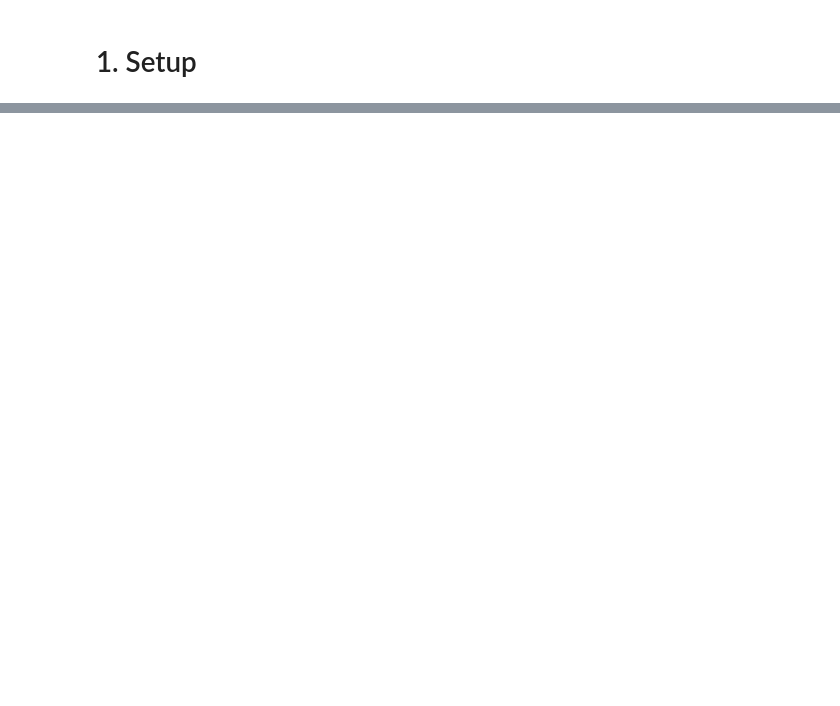
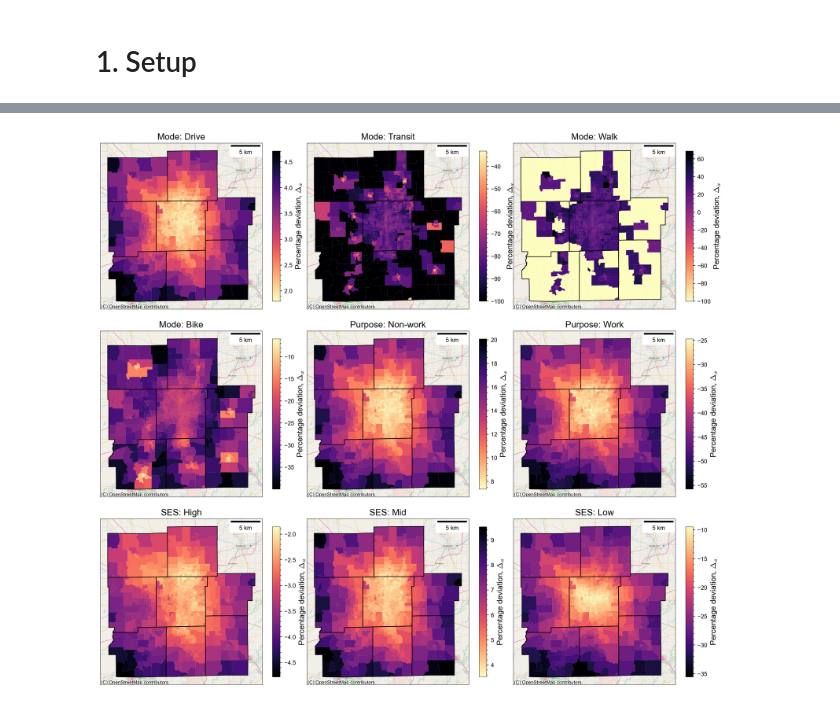
Before and after one commit to rvanxer/impedance, a Jupyter notebook: code/4_accessibility.ipynb, the cells around one changed output, grey strips where cells are left out. Cells and saved outputs as stored; diff of their text form; code cells hidden in the pictures; blank space fills up the shorter version.

```diff
--- a/code/4_accessibility.ipynb
+++ b/code/4_accessibility.ipynb
@@ -251,0 +122,13 @@ zones = gpd.read_parquet(outroot / 'zones.parquet').set_crs(CRS_M).disp()
+# %%
+params = Pdf([
+    ('Overall', 'Overall', 0.054),
+    ('Mode', 'Drive', 0.055),
+    ('Mode', 'Transit', 0.020),
+    ('Mode', 'Walk', 0.060),
+    ('Mode', 'Bike', 0.046),
+    ('Purpose', 'Work', 0.038),
+    ('Purpose', 'Non-work', 0.058),
+    ('SES', 'Low', 0.046),
+    ('SES', 'Mid', 0.056),
+    ('SES', 'High', 0.053),
+], columns=['factor', 'level', 'beta']).disp()
@@ -251,0 +212,20 @@ zones = gpd.read_parquet(outroot / 'zones.parquet').set_crs(CRS_M).disp()
+# %%
+def fig_xs_delta_by_var(xs=xs_bg, zones=zones, dpi=100, cmap='magma'):
+    _, axes = plt.subplots(3, 3, figsize=(15, 15), dpi=dpi)
+    cnty = zones.dissolve('county')
+    for i, (level, df) in enumerate(tqdm(xs.groupby('level'))):
+        ax = pplot(axes.flatten()[i], title=f'{df.factor.iloc[0]}: {level}')
+        cmap2 = cmap + ('_r' if df.pct_diff.mean() > 0 else '')
+        zones.merge(df).plot(
+            ax=ax, column='pct_diff', cmap=cmap2, legend=True, legend_kwds=D(
+                shrink=0.6, label='Percentage deviation, $\Delta_α$'))
+        cnty.plot(ax=ax, fc='none', ec='k', lw=1)
+        ax.tick_params(axis='both', which='both', left=0, bottom=0)
+        ax.set_xticks([]); ax.set_yticks([])
+        basemap(ax)
+    plt.tight_layout()
+    plt.subplots_adjust(wspace=0.02, hspace=-0.25)
+
+fig_xs_delta_by_var(dpi=200) # t=0:21
+# %% [output]
+[figure, added]
```
Also changed, not shown: parts of 41 cells of this notebook, 4 other files.
